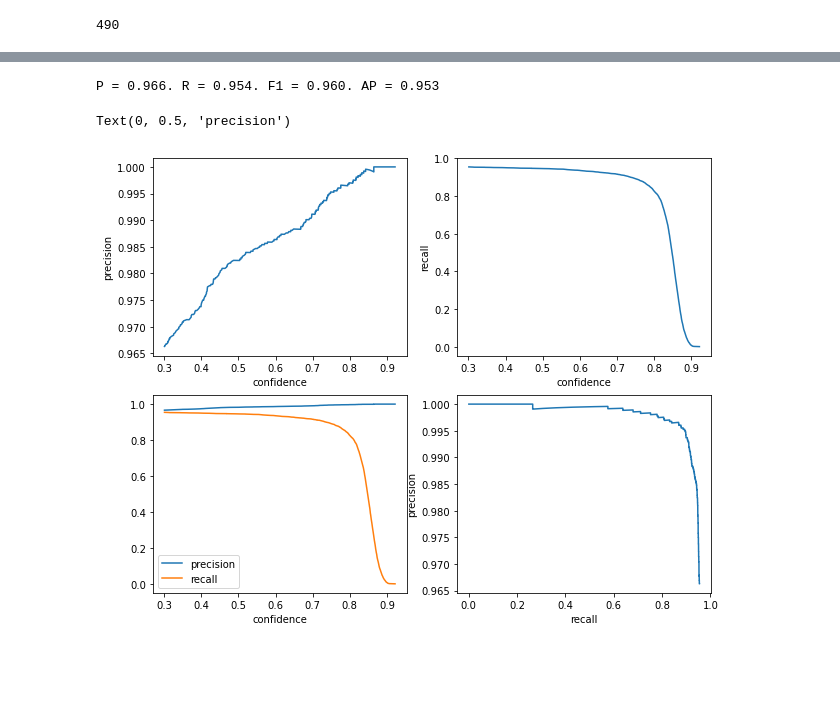
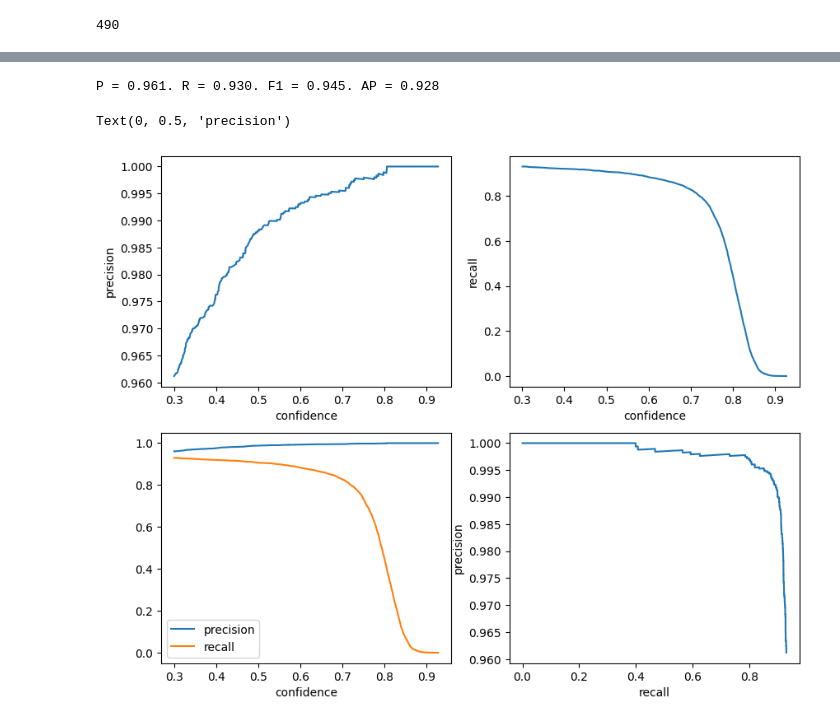
Before and after one commit to klymya/pg-research, a Jupyter notebook: leg_position_detectors/yolov8/eval_yolo_trch_pos.ipynb, the cells around one changed output, grey strips where cells are left out. Drawn from its saved outputs; the diff is of its cells as text; code cells hidden in the pictures; blank space fills up the shorter version.

Commit message:
Add pretrained on theodore yolov8 model

```diff
--- a/leg_position_detectors/yolov8/eval_yolo_trch_pos.ipynb
+++ b/leg_position_detectors/yolov8/eval_yolo_trch_pos.ipynb
@@ -17,7 +23,7 @@ len(tst_img_paths)
 # %% [output]
 490
 # %%
-model = ultralytics.YOLO("runs/positiondb_pose/weights/best.pt")
+model = ultralytics.YOLO(MODEL_PTH)
 # %%
 pytorch_total_params = sum(p.numel() for p in model.parameters())
 pytorch_total_traineble_params = sum(p.numel() for p in model.parameters() if p.requires_grad)
@@ -29,10 +35,10 @@ res = model.predict(tst_img_paths[1], conf=0.1)[0]
 
 img = res.orig_img.copy()
 
-for box in res.boxes.xyxy.numpy():
+for box in res.boxes.xyxy.cpu().numpy():
     cv2.rectangle(img, box[:2].astype(int), box[2:].astype(int), (255, 0, 0), 2)
 
-for p in res.keypoints.xy.numpy():
+for p in res.keypoints.xy.cpu().numpy():
     cv2.circle(img, p[0].astype(int), 4, (255, 0, 0), 5)
 
 plt.figure(figsize=(10, 10))
@@ -44,5 +50,5 @@ Speed: 5.3ms preprocess, 82.7ms inference, 0.9ms postprocess per image at shape
 # %%
-tst_labels_pths = sorted(glob.glob("datasets/position_db_pose/labels/test/*.txt"))
+tst_labels_pths = sorted(glob.glob(os.path.join(DATASET_PTH.replace("images", "labels"), "*.txt")))
 len(tst_labels_pths)
 # %% [output]
 490
@@ -76,7 +82,7 @@ for label_pth in tst_labels_pths:
 for img_pth in tqdm(tst_img_paths):
     img_name = os.path.basename(img_pth).split(".")[0]
     res = model.predict(img_pth, conf=CONF_TH, verbose=False)[0]
-    for conf, box in zip(res.boxes.conf.numpy(), res.boxes.xywhn.numpy()):
+    for conf, box in zip(res.boxes.conf.cpu().numpy(), res.boxes.xywhn.cpu().numpy()):
         evaluator.add_det_box(
             img_path=img_name,
             class_name="person",
@@ -150,7 +156,7 @@ for label_pth in tst_labels_pths:
 for img_pth in tqdm(tst_img_paths):
     img_name = os.path.basename(img_pth).split(".")[0]
     res = model.predict(img_pth, conf=CONF_TH, verbose=False)[0]
-    for conf, box in zip(res.boxes.conf.numpy(), res.boxes.xywhn.numpy()):
+    for conf, box in zip(res.boxes.conf.cpu().numpy(), res.boxes.xywhn.cpu().numpy()):
         evaluator.add_det_box(
             img_path=img_name,
             class_name="person",
@@ -165,35 +171,35 @@ recall = result["total TP"] / (result["total positives"])
 
 f_score = 2 * precision * recall / (precision + recall)
 print(f"P = {precision:.03f}. R = {recall:.03f}. F1 = {f_score:.03f}. AP = {result['AP']:.03f}")
 
 plt.figure(figsize=(10, 8))
 plt.subplot(2, 2, 1)
 plt.plot(result["confidence"], result["precision"])
 plt.xlabel("confidence")
 plt.ylabel("precision")
 
 plt.subplot(2, 2, 2)
 plt.plot(result["confidence"], result["recall"])
 plt.xlabel("confidence")
 plt.ylabel("recall")
 
 plt.subplot(2, 2, 3)
 plt.plot(result["confidence"], result["precision"], label="precision")
 plt.plot(result["confidence"], result["recall"], label="recall")
 # plt.title("exp5")
 # plt.vlines(0.11, 0, 1, label="0.11", colors="r")
 
 plt.xlabel("confidence")
 plt.legend()
 
 plt.subplot(2, 2, 4)
 plt.plot(result["recall"], result["precision"])
 plt.xlabel("recall")
 plt.ylabel("precision")
 # %% [output]
-P = 0.966. R = 0.954. F1 = 0.960. AP = 0.953
+P = 0.961. R = 0.930. F1 = 0.945. AP = 0.928
 Text(0, 0.5, 'precision')
-[figure, old version]
+[figure, new version]
 # %%
 # positions
 
```
Also changed, not shown: parts of 6 cells of this notebook, 19 other files.
